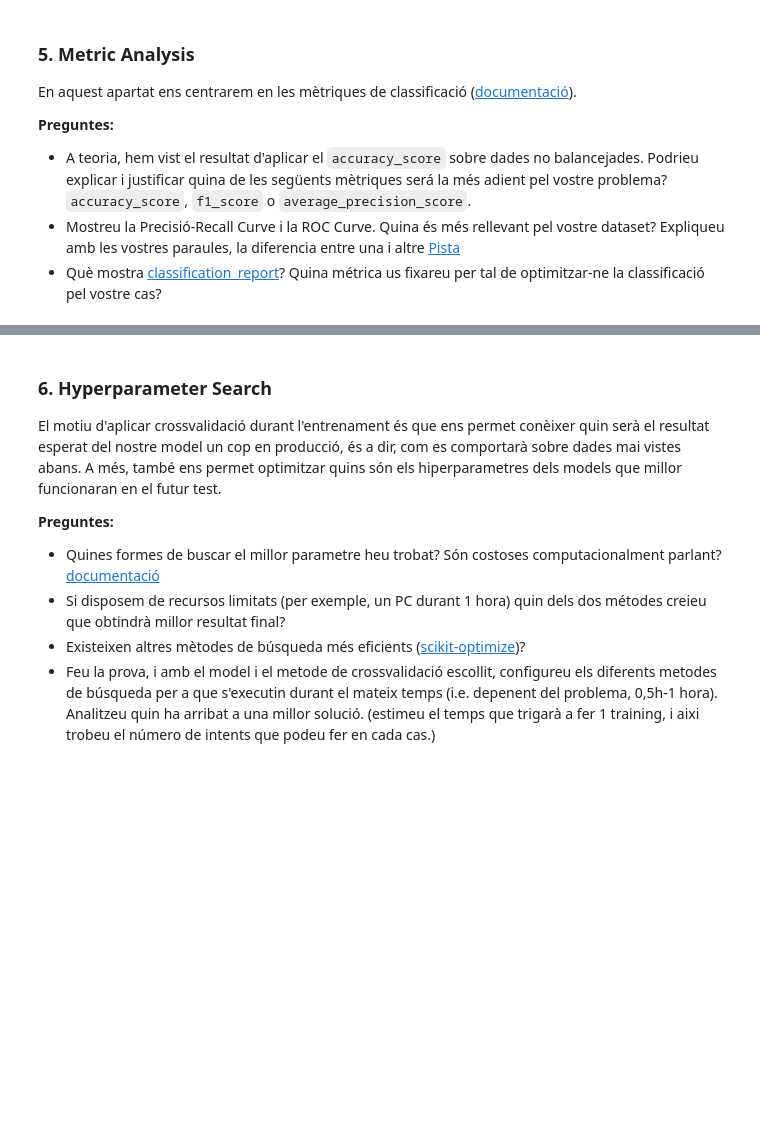
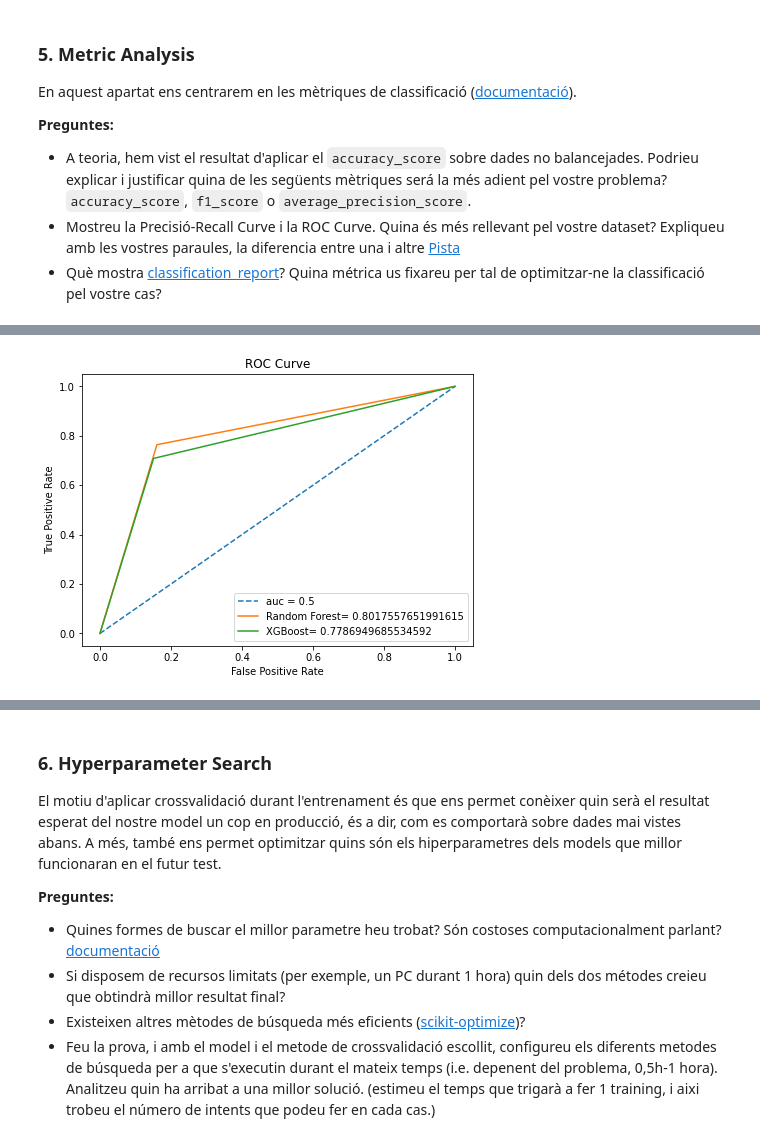
Before and after one commit to MarcLlopart/Getting-started-Titanic-Dataset, a Jupyter notebook: Practica2-Classificacio2022MATCAD.ipynb, the cells around one changed output, grey strips where cells are left out. Saved outputs shown, nothing was run; the diff lists cells and outputs as text; code cells hidden in the pictures; blank space fills up the shorter version.

```diff
--- a/Practica2-Classificacio2022MATCAD.ipynb
+++ b/Practica2-Classificacio2022MATCAD.ipynb
@@ -631,6 +635,8 @@ Data columns (total 8 columns):
  7   Embarked     418 non-null    int32
 dtypes: float64(2), int32(2), int64(4)
 memory usage: 26.1 KB
+# %%
+test_dataset = normalize_df(test_dataset)
 # %%
 #APLIQUEM MODELS
 #Dividim les dades
@@ -750,3 +798,21 @@ En aquest apartat ens centrarem en les mètriques de classificació ([documentac
 * A teoria, hem vist el resultat d'aplicar el `accuracy_score` sobre dades no balancejades. Podrieu explicar i justificar quina de les següents mètriques será la més adient pel vostre problema? `accuracy_score`, `f1_score` o `average_precision_score`.
 * Mostreu la Precisió-Recall Curve i la ROC Curve. Quina és més rellevant pel vostre dataset? Expliqueu amb les vostres paraules, la diferencia entre una i altre [Pista](https://stats.stackexchange.com/questions/338826/auprc-vs-auc-roc)
 * Què mostra [classification_report](https://scikit-learn.org/stable/modules/generated/sklearn.metrics.classification_report.html)? Quina métrica us fixareu per tal de optimitzar-ne la classificació pel vostre cas?
+# %%
+from sklearn.metrics import accuracy_score, recall_score
+from sklearn.metrics import f1_score, confusion_matrix
+from sklearn import metrics
+acctbl = PrettyTable()
+acctbl.field_names= ["Model", "Accurracy", "Average Precision", "F1Score"]
+models = [RandomForestClassifier(n_estimators=100), xgb.XGBClassifier(n_estimators=100)]
+models_name = ['Random Forest','XGBoost']
+X_train, X_test, y_train, y_test = train_test_split(X, y,
+                                                   train_size = 0.8,
+                                                   test_size=0.2,
+                                                   random_state=123)
+idx=0
+for model in models:
+    model.fit(X_train, y_train)
+    acctbl.add_row([models_name[idx],accuracy_score(y_test,model.predict(X_test)),
+          recall_score(y_test, model.predict(X_test)), f1_score(y_test, model.predict(X_test))])
+    idx+=1
@@ -752,0 +843,29 @@ En aquest apartat ens centrarem en les mètriques de classificació ([documentac
+# %%
+from sklearn.metrics import precision_recall_curve
+rf = RandomForestClassifier()
+rf = rf.fit(X_train,y_train)
+
+xgboost = xgb.XGBClassifier()
+xgboost = xgboost.fit(X_train, y_train)
+
+
+y_probsrf = rf.predict(X_test)
+y_probsxgb = xgboost.predict(X_test)
+
+fprf, tprf, thresholdsrf = metrics.roc_curve(y_test, y_probsrf)
+fprxgb, tprxgb, thresholdsxgb = metrics.roc_curve(y_test, y_probsxgb)
+aucrf = metrics.roc_auc_score(y_test, y_probsrf)
+aucxgb = metrics.roc_auc_score(y_test, y_probsxgb)
+x = np.linspace(0, 1)
+y = x
+plt.figure(figsize=(7,5))
+plt.plot(x, y, linestyle="--", label="auc = 0.5")
+plt.plot(fprf, tprf, label=f"{models_name[0]}= {str(aucrf)}")
+plt.plot(fprxgb, tprxgb, label=f"{models_name[1]}= {str(aucxgb)}")
+plt.title("ROC Curve")
+plt.xlabel("False Positive Rate")
+plt.ylabel("True Positive Rate")
+plt.legend(loc=4)
+plt.show()
+plt.close()
+# %% [output]
@@ -752,0 +873 @@ En aquest apartat ens centrarem en les mètriques de classificació ([documentac
+[figure, added]
```
Also changed, not shown: parts of 23 cells of this notebook.
